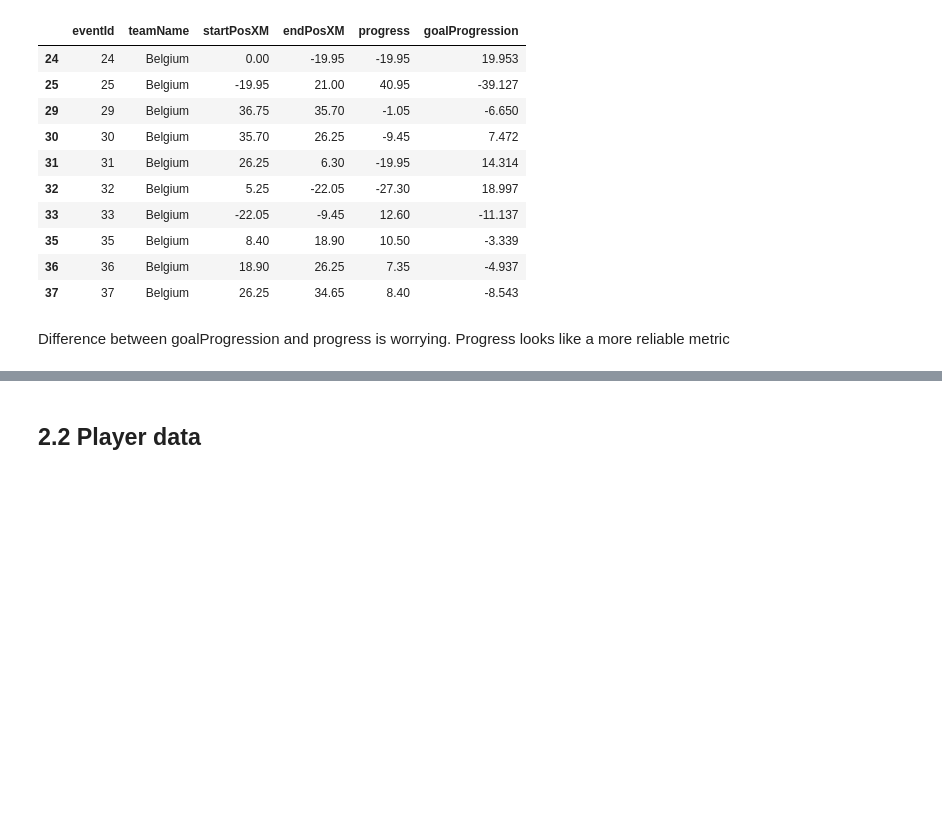
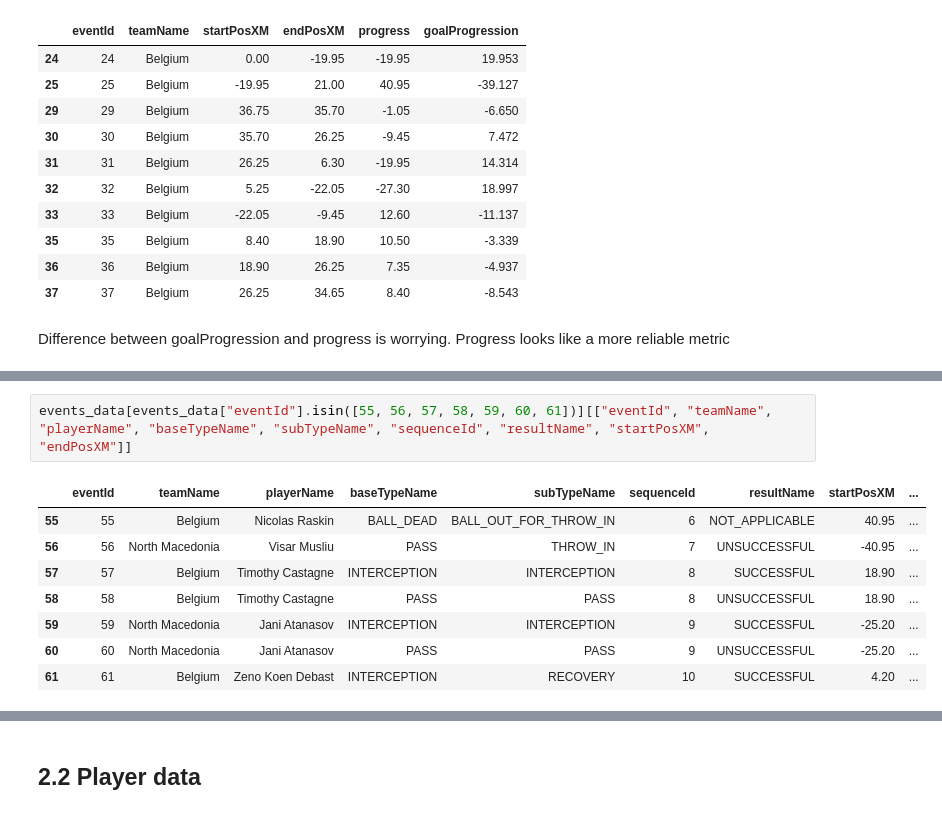
Before and after one commit to MarijnSt/belgium-north-macedonia-analysis, a Jupyter notebook: notebooks/data_exploration.ipynb, the cells around one changed output, grey strips where cells are left out. Cells and saved outputs as stored; diff of their text form; blank space fills up the shorter version.

```diff
--- a/notebooks/data_exploration.ipynb
+++ b/notebooks/data_exploration.ipynb
@@ -252,0 +310,11 @@ Difference between goalProgression and progress is worrying. Progress looks like
+# %%
+events_data[events_data["eventId"].isin([55, 56, 57, 58, 59, 60, 61])][["eventId", "teamName", "playerName", "baseTypeName", "subTypeName", "sequenceId", "resultName", "startPosXM", "endPosXM"]]
+# %% [output]
+|  | eventId | teamName | playerName | baseTypeName | subTypeName | sequenceId | resultName | startPosXM | ... |
+| 55 | 55 | Belgium | Nicolas Raskin | BALL_DEAD | BALL_OUT_FOR_THROW_IN | 6 | NOT_APPLICABLE | 40.95 | ... |
+| 56 | 56 | North Macedonia | Visar Musliu | PASS | THROW_IN | 7 | UNSUCCESSFUL | -40.95 | ... |
+| 57 | 57 | Belgium | Timothy Castagne | INTERCEPTION | INTERCEPTION | 8 | SUCCESSFUL | 18.90 | ... |
+| 58 | 58 | Belgium | Timothy Castagne | PASS | PASS | 8 | UNSUCCESSFUL | 18.90 | ... |
+| 59 | 59 | North Macedonia | Jani Atanasov | INTERCEPTION | INTERCEPTION | 9 | SUCCESSFUL | -25.20 | ... |
+| 60 | 60 | North Macedonia | Jani Atanasov | PASS | PASS | 9 | UNSUCCESSFUL | -25.20 | ... |
+| 61 | 61 | Belgium | Zeno Koen Debast | INTERCEPTION | RECOVERY | 10 | SUCCESSFUL | 4.20 | ... |
```
Also changed, not shown: parts of 7 cells of this notebook, 2 other files.
